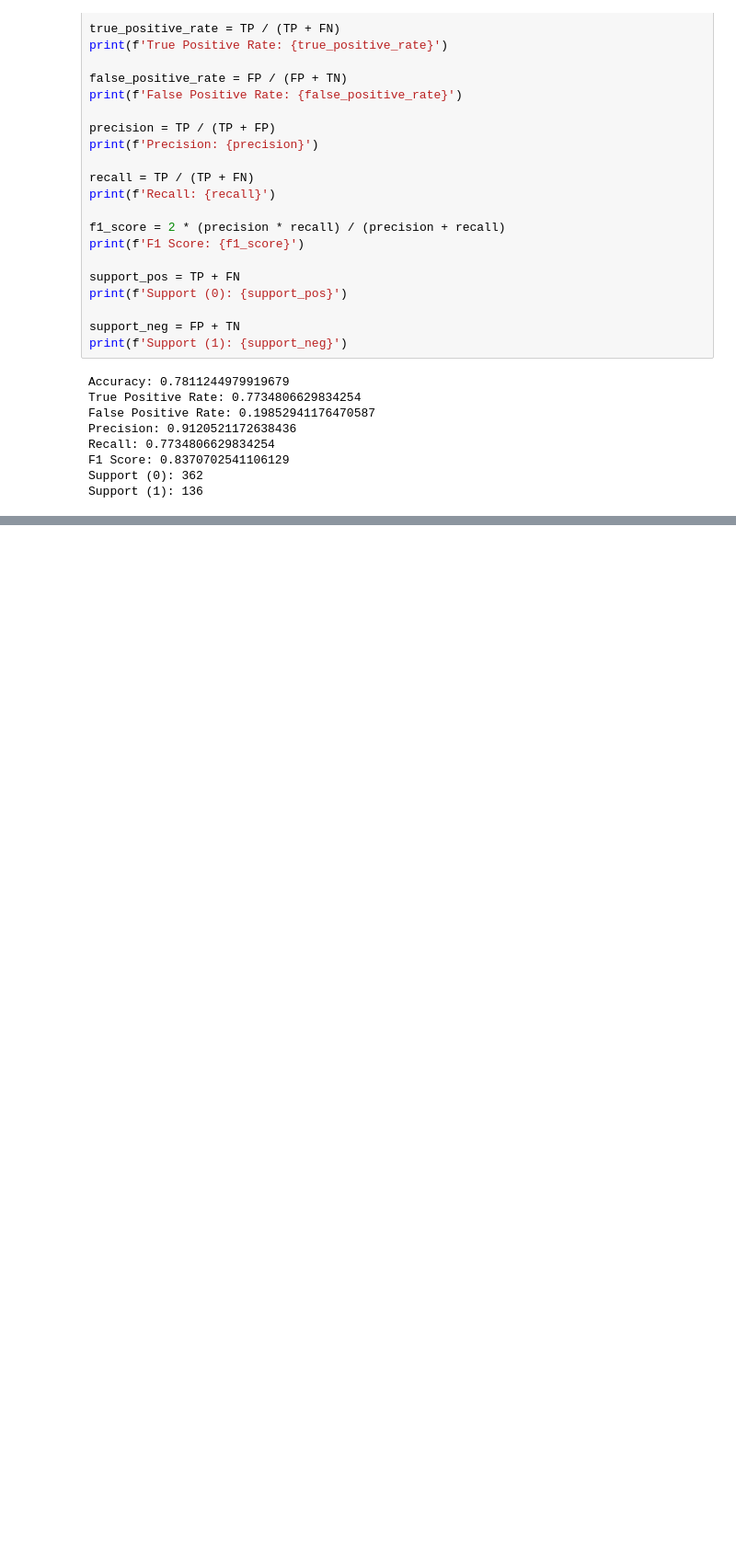
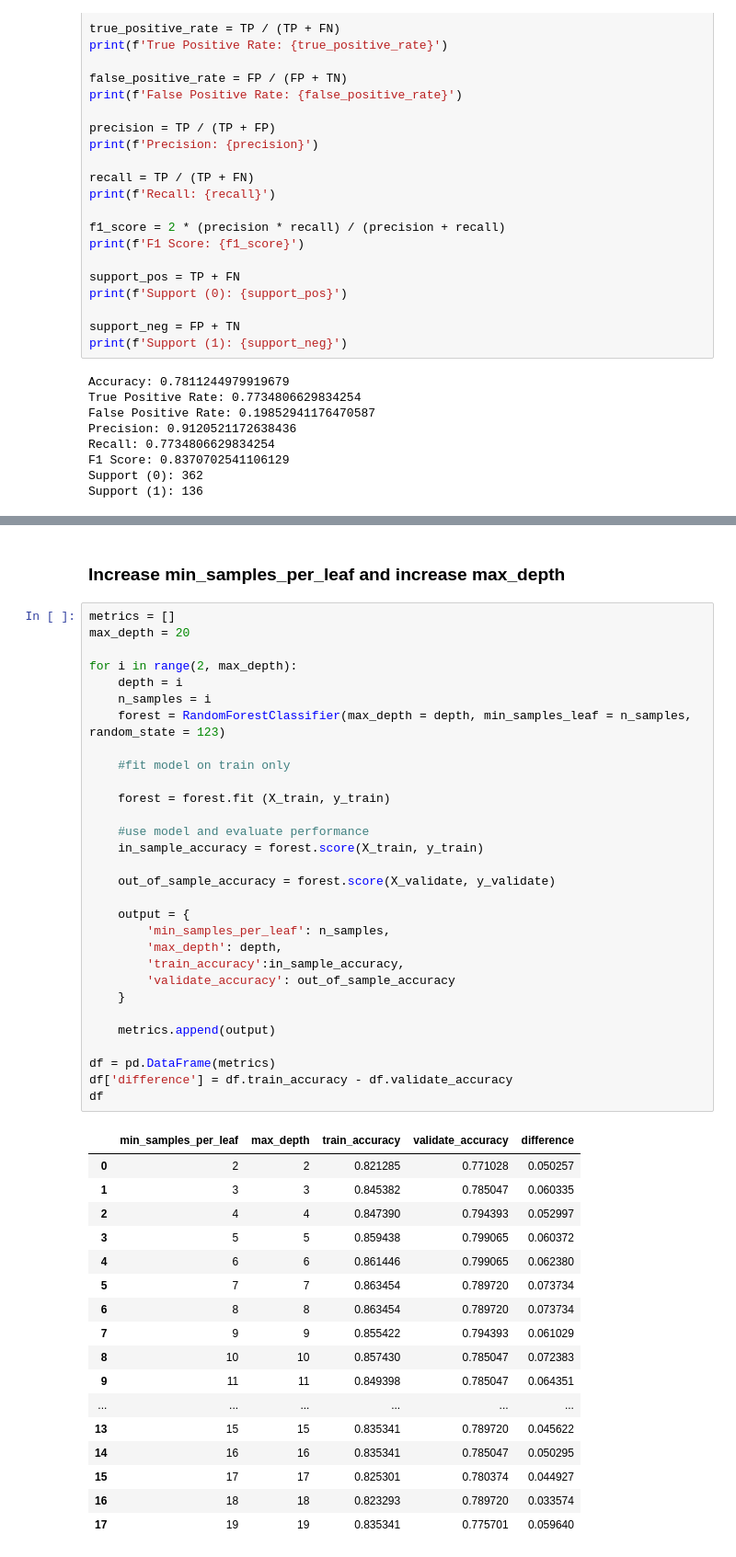
Before and after one commit to JulesMorris/classification-exercises, a Jupyter notebook: random_forest_titanic.ipynb, the cells around one changed output, grey strips where cells are left out. Shown: that part at 92% size. Saved outputs shown, nothing was run; the diff lists cells and outputs as text; blank space fills up the shorter version.

```diff
--- a/random_forest_titanic.ipynb
+++ b/random_forest_titanic.ipynb
@@ -255,0 +470,50 @@ for i in range (2, 11):
+# %% [markdown]
+### Increase min_samples_per_leaf and increase max_depth
+# %%
+metrics = []
+max_depth = 20
+
+for i in range(2, max_depth):
+    depth = i
+    n_samples = i
+    forest = RandomForestClassifier(max_depth = depth, min_samples_leaf = n_samples, random_state = 123)
+
+    #fit model on train only
+
+    forest = forest.fit (X_train, y_train)
+
+    #use model and evaluate performance
+    in_sample_accuracy = forest.score(X_train, y_train)
+
+    out_of_sample_accuracy = forest.score(X_validate, y_validate)
+
+    output = {
+        'min_samples_per_leaf': n_samples,
+        'max_depth': depth,
+        'train_accuracy':in_sample_accuracy,
+        'validate_accuracy': out_of_sample_accuracy
+    }
+
+    metrics.append(output)
+
+df = pd.DataFrame(metrics)
+df['difference'] = df.train_accuracy - df.validate_accuracy
+df
+# %% [output]
+|  | min_samples_per_leaf | max_depth | train_accuracy | validate_accuracy | difference |
+| 0 | 2 | 2 | 0.821285 | 0.771028 | 0.050257 |
+| 1 | 3 | 3 | 0.845382 | 0.785047 | 0.060335 |
+| 2 | 4 | 4 | 0.847390 | 0.794393 | 0.052997 |
+| 3 | 5 | 5 | 0.859438 | 0.799065 | 0.060372 |
+| 4 | 6 | 6 | 0.861446 | 0.799065 | 0.062380 |
+| 5 | 7 | 7 | 0.863454 | 0.789720 | 0.073734 |
+| 6 | 8 | 8 | 0.863454 | 0.789720 | 0.073734 |
+| 7 | 9 | 9 | 0.855422 | 0.794393 | 0.061029 |
+| 8 | 10 | 10 | 0.857430 | 0.785047 | 0.072383 |
+| 9 | 11 | 11 | 0.849398 | 0.785047 | 0.064351 |
+| ... | ... | ... | ... | ... | ... |
+| 13 | 15 | 15 | 0.835341 | 0.789720 | 0.045622 |
+| 14 | 16 | 16 | 0.835341 | 0.785047 | 0.050295 |
+| 15 | 17 | 17 | 0.825301 | 0.780374 | 0.044927 |
+| 16 | 18 | 18 | 0.823293 | 0.789720 | 0.033574 |
+| 17 | 19 | 19 | 0.835341 | 0.775701 | 0.059640 |
```
Also changed, not shown: parts of 15 cells of this notebook.
